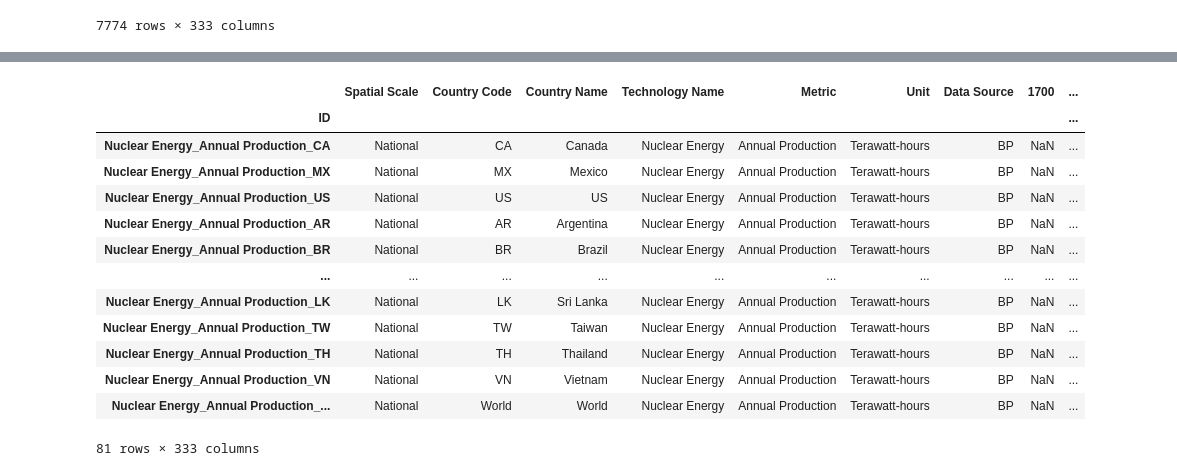
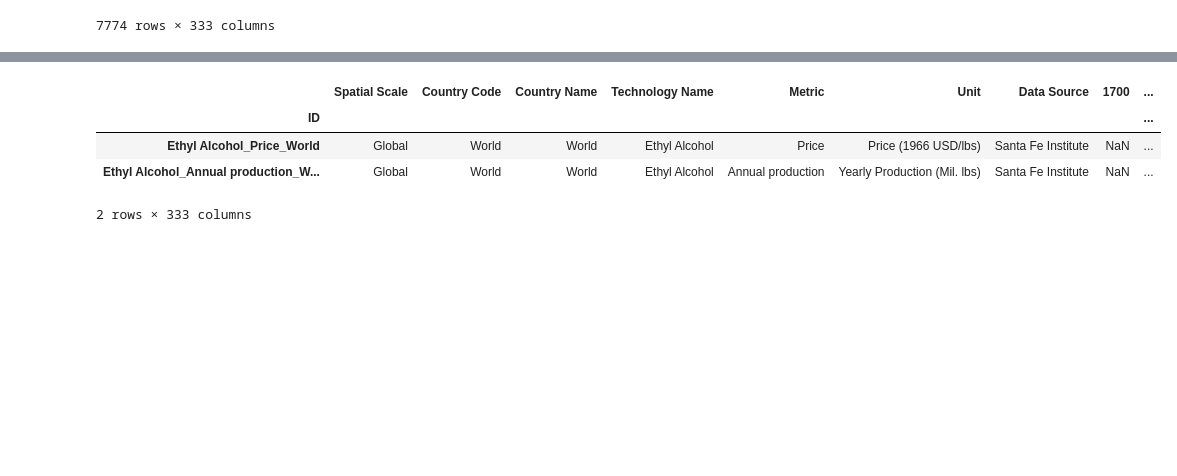
Before and after one commit to ariana848/historical_tech, a Jupyter notebook: compiler.ipynb, the cells around one changed output, grey strips where cells are left out. Cells and saved outputs as stored; diff of their text form; code cells hidden in the pictures; blank space fills up the shorter version.

```diff
--- a/compiler.ipynb
+++ b/compiler.ipynb
@@ -81,19 +81,10 @@ Households with only mobile phones (no landlines)
 # %%
-all_tech_df[all_tech_df['Technology Name']=='Nuclear Energy']
+all_tech_df[all_tech_df['Technology Name']=='Ethyl Alcohol']
 # %% [output]
 |  | Spatial Scale | Country Code | Country Name | Technology Name | Metric | Unit | Data Source | 1700 | ... |
 | ID |  |  |  |  |  |  |  |  | ... |
-| Nuclear Energy_Annual Production_CA | National | CA | Canada | Nuclear Energy | Annual Production | Terawatt-hours | BP | NaN | ... |
-| Nuclear Energy_Annual Production_MX | National | MX | Mexico | Nuclear Energy | Annual Production | Terawatt-hours | BP | NaN | ... |
-| Nuclear Energy_Annual Production_US | National | US | US | Nuclear Energy | Annual Production | Terawatt-hours | BP | NaN | ... |
-| Nuclear Energy_Annual Production_AR | National | AR | Argentina | Nuclear Energy | Annual Production | Terawatt-hours | BP | NaN | ... |
-| Nuclear Energy_Annual Production_BR | National | BR | Brazil | Nuclear Energy | Annual Production | Terawatt-hours | BP | NaN | ... |
-| ... | ... | ... | ... | ... | ... | ... | ... | ... | ... |
-| Nuclear Energy_Annual Production_LK | National | LK | Sri Lanka | Nuclear Energy | Annual Production | Terawatt-hours | BP | NaN | ... |
-| Nuclear Energy_Annual Production_TW | National | TW | Taiwan | Nuclear Energy | Annual Production | Terawatt-hours | BP | NaN | ... |
-| Nuclear Energy_Annual Production_TH | National | TH | Thailand | Nuclear Energy | Annual Production | Terawatt-hours | BP | NaN | ... |
-| Nuclear Energy_Annual Production_VN | National | VN | Vietnam | Nuclear Energy | Annual Production | Terawatt-hours | BP | NaN | ... |
-| Nuclear Energy_Annual Production_... | National | World | World | Nuclear Energy | Annual Production | Terawatt-hours | BP | NaN | ... |
+| Ethyl Alcohol_Price_World | Global | World | World | Ethyl Alcohol | Price | Price (1966 USD/lbs) | Santa Fe Institute | NaN | ... |
+| Ethyl Alcohol_Annual production_W... | Global | World | World | Ethyl Alcohol | Annual production | Yearly Production (Mil. lbs) | Santa Fe Institute | NaN | ... |
-81 rows × 333 columns
+2 rows × 333 columns
 # %%
 all_tech_df.to_csv('all_tech.csv', index=False)
```
Also changed, not shown: parts of 1 cell of this notebook, 4 other files.
